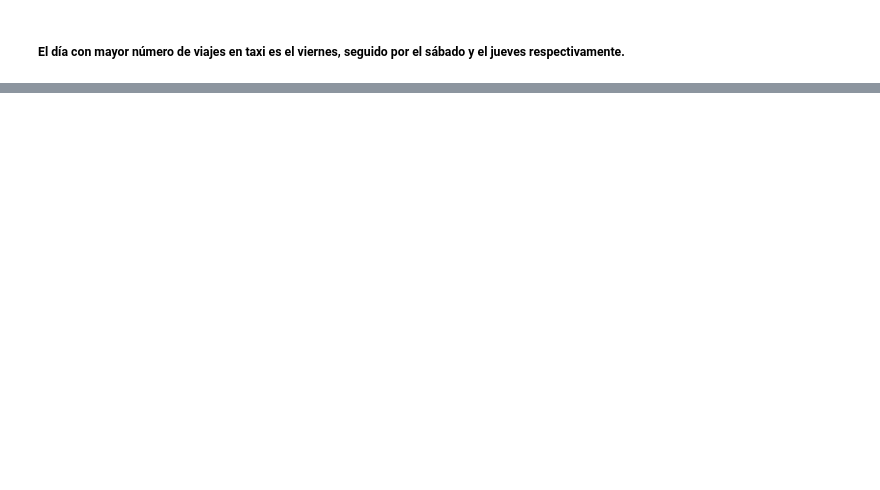
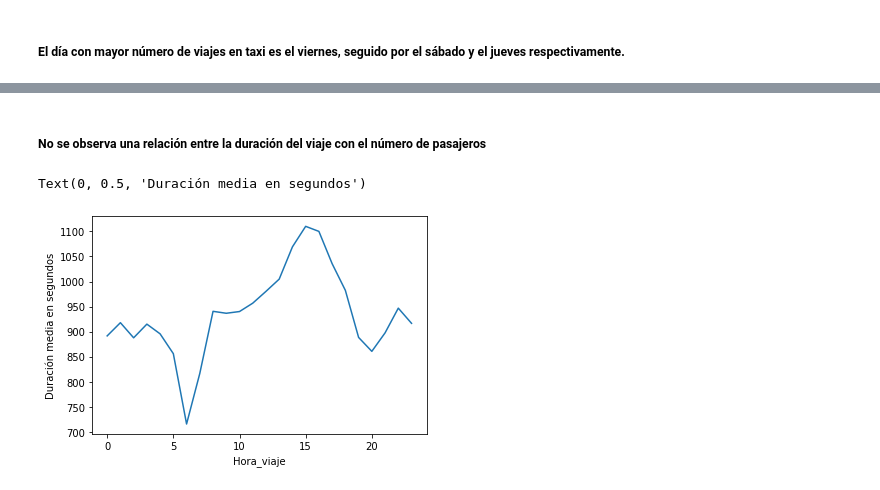
Before and after one commit to ujpinom/Analisis_datos, a Jupyter notebook: NY_taxis.ipynb, the cells around one changed output, grey strips where cells are left out. Cells and saved outputs as stored; diff of their text form; code cells hidden in the pictures; blank space fills up the shorter version.

```diff
--- a/NY_taxis.ipynb
+++ b/NY_taxis.ipynb
@@ -64,0 +96,8 @@ sns.countplot(taxis.Nombre_dia,
+# %% [markdown]
+##### No se observa una relación entre la duración del viaje con el número de pasajeros
+# %%
+taxis.groupby('Hora_viaje')['trip_duration'].mean().plot()
+plt.ylabel('Duración media en segundos')
+# %% [output]
+Text(0, 0.5, 'Duración media en segundos')
+[figure, added]
```
Also changed, not shown: parts of 17 cells of this notebook.
